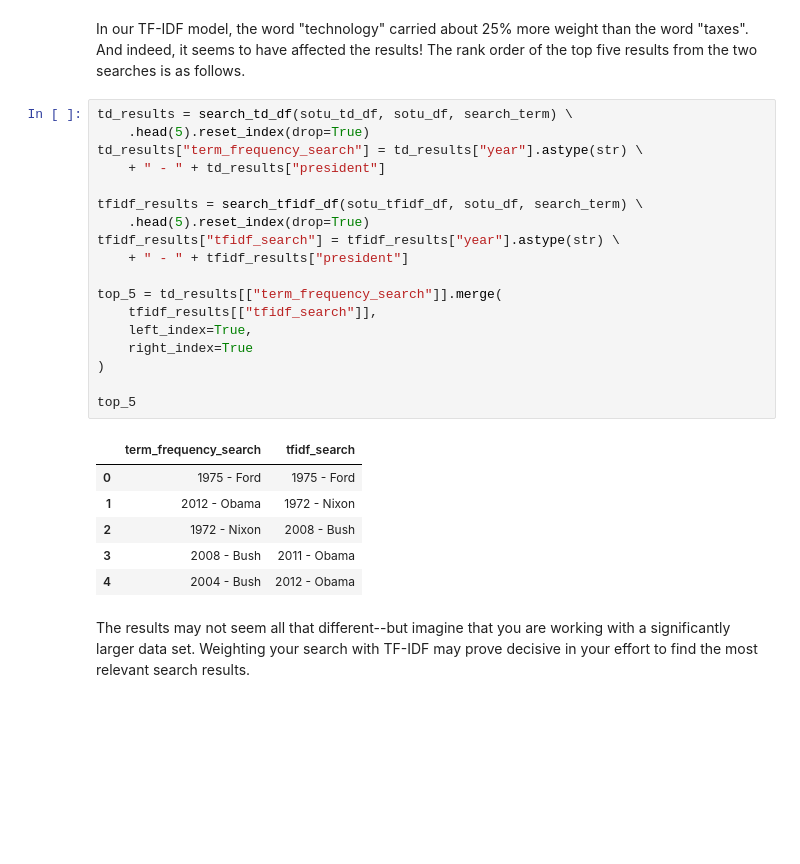
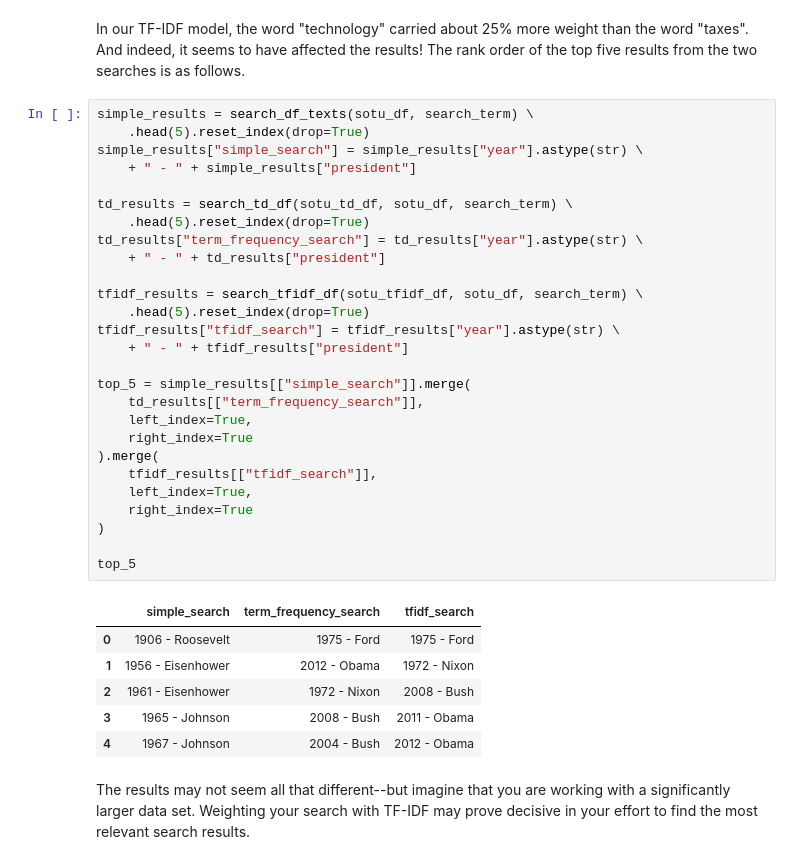
Before and after one commit to lemmalytica/lemmalytica-notebooks, a Jupyter notebook: search_relevance_models/search_relevance.ipynb, the cells around one changed output. Cells and saved outputs as stored; diff of their text form; blank space fills up the shorter version.

Commit message:
add simple search rank to table

```diff
--- a/search_relevance_models/search_relevance.ipynb
+++ b/search_relevance_models/search_relevance.ipynb
@@ -401,30 +401,39 @@ Num results for query 'technology taxes': 38
 # %% [markdown]
 In our TF-IDF model, the word "technology" carried about 25% more weight than the word "taxes". And indeed, it seems to have affected the results! The rank order of the top five results from the two searches is as follows.
 # %%
+simple_results = search_df_texts(sotu_df, search_term) \
+    .head(5).reset_index(drop=True)
+simple_results["simple_search"] = simple_results["year"].astype(str) \
+    + " - " + simple_results["president"]
+
 td_results = search_td_df(sotu_td_df, sotu_df, search_term) \
     .head(5).reset_index(drop=True)
 td_results["term_frequency_search"] = td_results["year"].astype(str) \
     + " - " + td_results["president"]
 
 tfidf_results = search_tfidf_df(sotu_tfidf_df, sotu_df, search_term) \
     .head(5).reset_index(drop=True)
 tfidf_results["tfidf_search"] = tfidf_results["year"].astype(str) \
     + " - " + tfidf_results["president"]
 
-top_5 = td_results[["term_frequency_search"]].merge(
+top_5 = simple_results[["simple_search"]].merge(
+    td_results[["term_frequency_search"]],
+    left_index=True,
+    right_index=True
+).merge(
     tfidf_results[["tfidf_search"]],
     left_index=True,
     right_index=True
 )
 
 top_5
 # %% [output]
-|  | term_frequency_search | tfidf_search |
-| 0 | 1975 - Ford | 1975 - Ford |
-| 1 | 2012 - Obama | 1972 - Nixon |
-| 2 | 1972 - Nixon | 2008 - Bush |
-| 3 | 2008 - Bush | 2011 - Obama |
-| 4 | 2004 - Bush | 2012 - Obama |
+|  | simple_search | term_frequency_search | tfidf_search |
+| 0 | 1906 - Roosevelt | 1975 - Ford | 1975 - Ford |
+| 1 | 1956 - Eisenhower | 2012 - Obama | 1972 - Nixon |
+| 2 | 1961 - Eisenhower | 1972 - Nixon | 2008 - Bush |
+| 3 | 1965 - Johnson | 2008 - Bush | 2011 - Obama |
+| 4 | 1967 - Johnson | 2004 - Bush | 2012 - Obama |
 # %% [markdown]
 The results may not seem all that different--but imagine that you are working with a significantly larger data set. Weighting your search with TF-IDF may prove decisive in your effort to find the most relevant search results.
 # %% [markdown]
```
